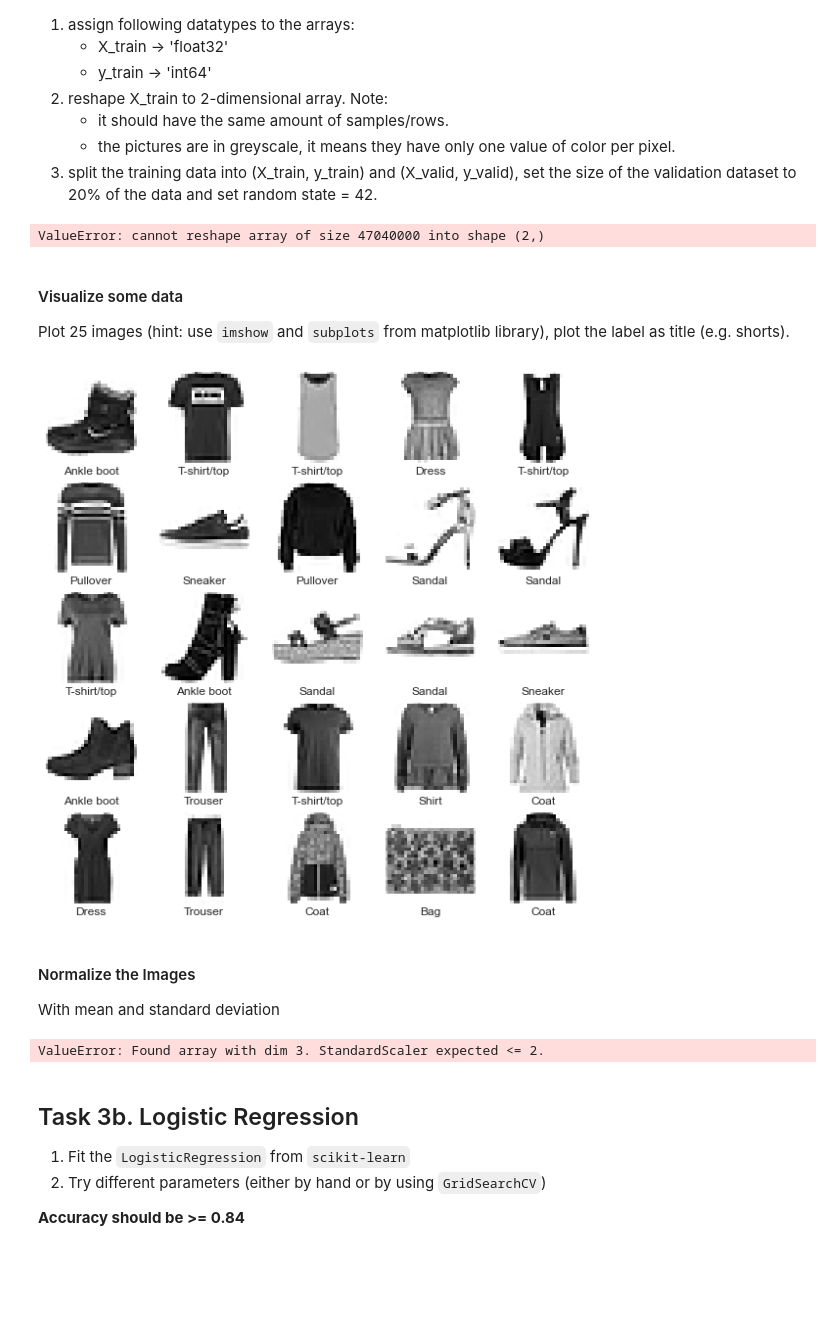
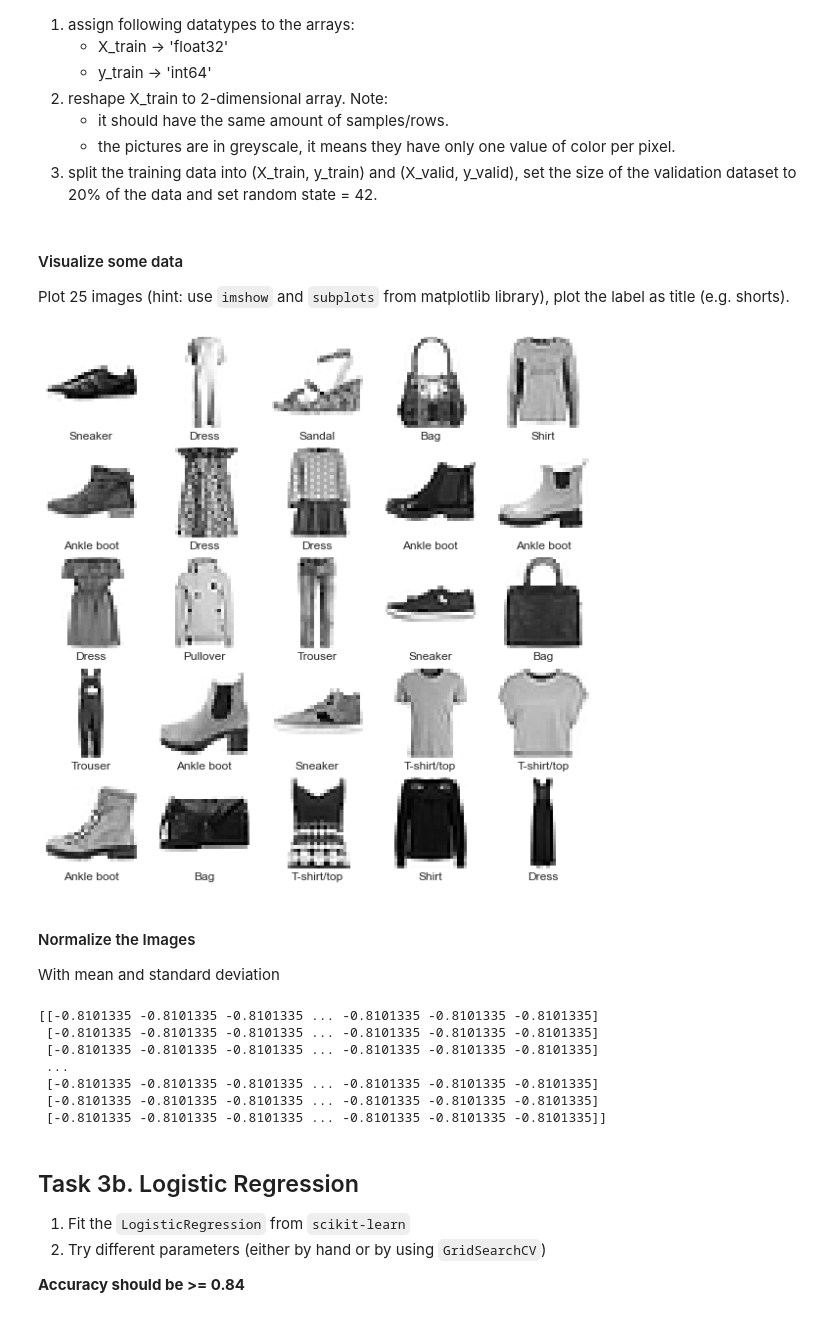
Before and after one commit to ArmandoShala/mldm_hs22, a Jupyter notebook: labs/L04_Polynomial_and_Logistic_Regression_LAB_ASSIGNMENT.ipynb, the cells around one changed output. Cells and saved outputs as stored; diff of their text form; code cells hidden in the pictures; blank space fills up the shorter version.

```diff
--- a/labs/L04_Polynomial_and_Logistic_Regression_LAB_ASSIGNMENT.ipynb
+++ b/labs/L04_Polynomial_and_Logistic_Regression_LAB_ASSIGNMENT.ipynb
@@ -209,3 +205,4 @@ uint8
 # %%
-label_names = ['T-shirt/top', 'Trouser', 'Pullover', 'Dress', 'Coat',
-               'Sandal', 'Shirt', 'Sneaker', 'Bag', 'Ankle boot']
+label_names = ['T-shirt/top', 'Trouser', 'Pullover', 'Dress', 'Coat', 'Sandal', 'Shirt', 'Sneaker', 'Bag', 'Ankle boot']
+
+print(len(label_names))
@@ -221,37 +220,42 @@ Note:
    - it should have the same amount of samples/rows.
    - the pictures are in greyscale, it means they have only one value of color per pixel.
 3. split the training data into (X_train, y_train) and (X_valid, y_valid), set the size of the validation dataset to 20% of the data and set random state = 42.
-# %%
-X_train = X_train.astype('float32')
-y_train = y_train.astype('int64')
-np.reshape(X_train, 2)
-X_train, y_train, X_valid, y_valid = train_test_split(X, y, test_size=0.2, random_state=RANDOM_SEED)
-# %% [output]
-ValueError: cannot reshape array of size 47040000 into shape (2,)
+# %%
+X_train = X_train.astype('float32').reshape(-1, 28*28)
+y_train = y_train.astype('int64')
+# %%
+X_train, X_valid, y_train, y_valid = train_test_split(X_train, y_train, test_size=0.2, random_state=42)
 # %% [markdown]
 #### Visualize some data
 Plot 25 images (hint: use ``imshow`` and ``subplots`` from matplotlib library), plot the label as title (e.g. shorts).
 # %%
 plt.figure(figsize=(10,10))
 for i in range(25):
     plt.subplot(5,5,i+1)
     plt.xticks([])
     plt.yticks([])
     plt.grid(False)
-    plt.imshow(X_train[i], cmap=plt.cm.binary)
+    plt.imshow(X_train[i].reshape(28,28), cmap=plt.cm.binary)
     plt.xlabel(label_names[y_train[i]])
 plt.show()
 # %% [output]
-[figure, old version]
+[figure, new version]
 # %% [markdown]
 #### Normalize the Images
 With mean and standard deviation
-# %%
-from sklearn.preprocessing import StandardScaler
-scaler = StandardScaler()
-X_train = scaler.fit_transform(X_train)
-# %% [output]
-ValueError: Found array with dim 3. StandardScaler expected <= 2.
+# %%
+x_train_norm = (X_train - X_train.mean()) / X_train.std()
+x_valid_norm = (X_valid - X_valid.mean()) / X_valid.std()
+print(x_train_norm)
+# print(x_valid_norm)
+# %% [output]
+[[-0.8101335 -0.8101335 -0.8101335 ... -0.8101335 -0.8101335 -0.8101335]
+ [-0.8101335 -0.8101335 -0.8101335 ... -0.8101335 -0.8101335 -0.8101335]
+ [-0.8101335 -0.8101335 -0.8101335 ... -0.8101335 -0.8101335 -0.8101335]
+ ...
+ [-0.8101335 -0.8101335 -0.8101335 ... -0.8101335 -0.8101335 -0.8101335]
+ [-0.8101335 -0.8101335 -0.8101335 ... -0.8101335 -0.8101335 -0.8101335]
+ [-0.8101335 -0.8101335 -0.8101335 ... -0.8101335 -0.8101335 -0.8101335]]
 # %% [markdown]
 ## Task 3b. Logistic Regression
 1. Fit the `LogisticRegression` from `scikit-learn`
```
Also changed, not shown: parts of 12 cells of this notebook.
